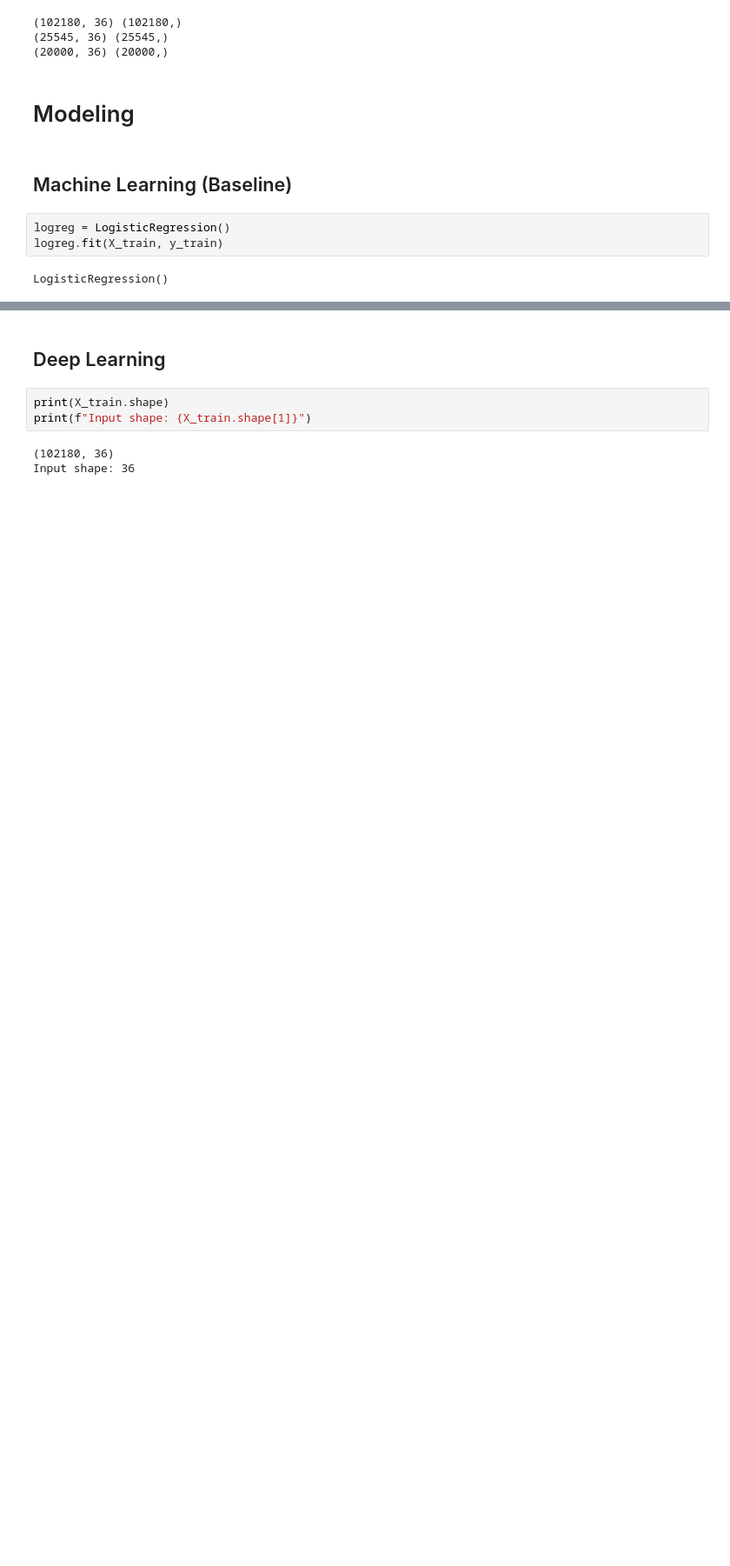
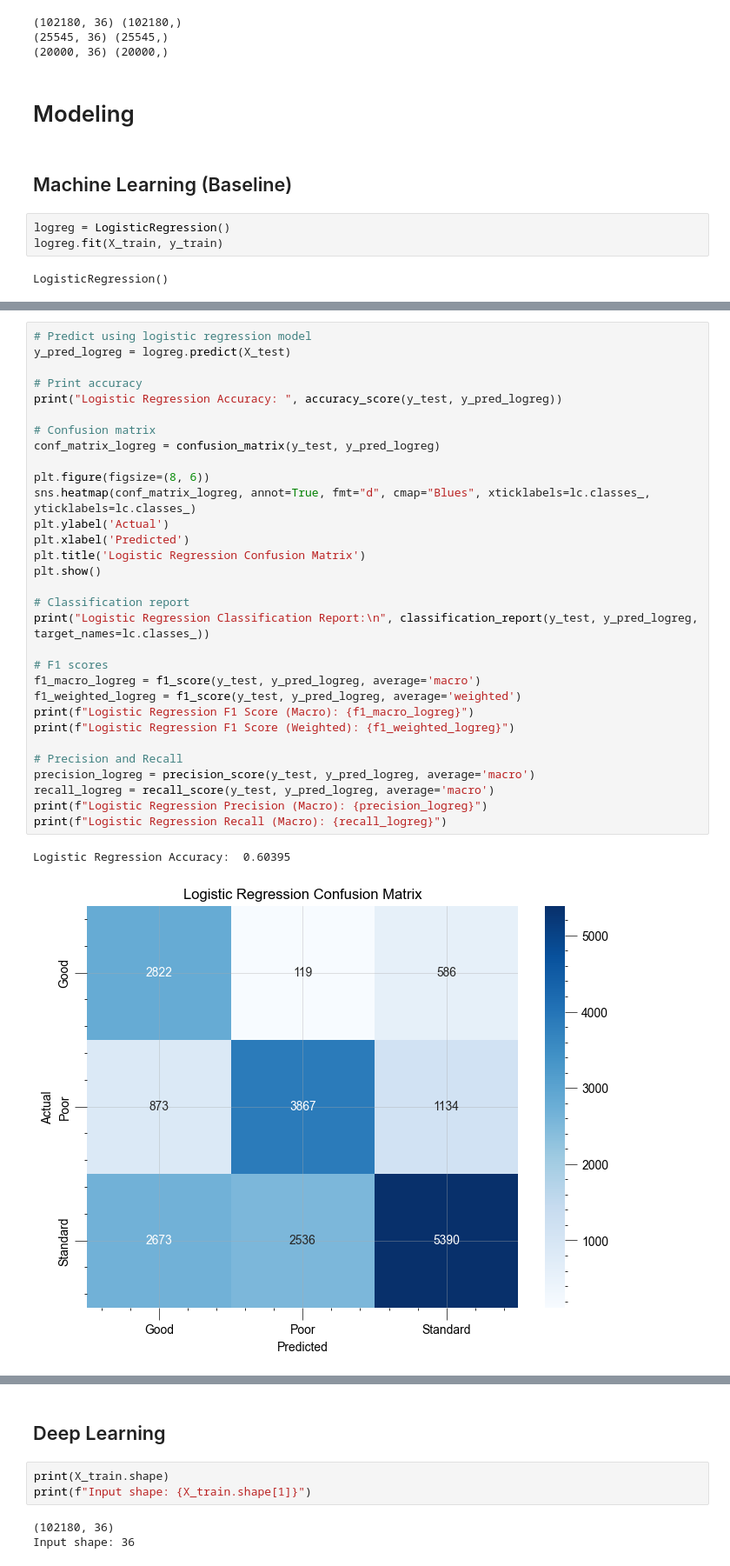
Before and after one commit to kopiademsigma/dl-classification, a Jupyter notebook: modeling.ipynb, the cells around one changed output, grey strips where cells are left out. Shown at 87% size. Drawn from its saved outputs; the diff is of its cells as text; blank space fills up the shorter version.

```diff
--- a/modeling.ipynb
+++ b/modeling.ipynb
@@ -92,0 +118,34 @@ LogisticRegression()
+# %%
+# Predict using logistic regression model
+y_pred_logreg = logreg.predict(X_test)
+
+# Print accuracy
+print("Logistic Regression Accuracy: ", accuracy_score(y_test, y_pred_logreg))
+
+# Confusion matrix
+conf_matrix_logreg = confusion_matrix(y_test, y_pred_logreg)
+
+plt.figure(figsize=(8, 6))
+sns.heatmap(conf_matrix_logreg, annot=True, fmt="d", cmap="Blues", xticklabels=lc.classes_, yticklabels=lc.classes_)
+plt.ylabel('Actual')
+plt.xlabel('Predicted')
+plt.title('Logistic Regression Confusion Matrix')
+plt.show()
+
+# Classification report
+print("Logistic Regression Classification Report:\n", classification_report(y_test, y_pred_logreg, target_names=lc.classes_))
+
+# F1 scores
+f1_macro_logreg = f1_score(y_test, y_pred_logreg, average='macro')
+f1_weighted_logreg = f1_score(y_test, y_pred_logreg, average='weighted')
+print(f"Logistic Regression F1 Score (Macro): {f1_macro_logreg}")
+print(f"Logistic Regression F1 Score (Weighted): {f1_weighted_logreg}")
+
+# Precision and Recall
+precision_logreg = precision_score(y_test, y_pred_logreg, average='macro')
+recall_logreg = recall_score(y_test, y_pred_logreg, average='macro')
+print(f"Logistic Regression Precision (Macro): {precision_logreg}")
+print(f"Logistic Regression Recall (Macro): {recall_logreg}")
+# %% [output]
+Logistic Regression Accuracy:  0.60395
+[figure, added]
```
Also changed, not shown: parts of 2 cells of this notebook.
